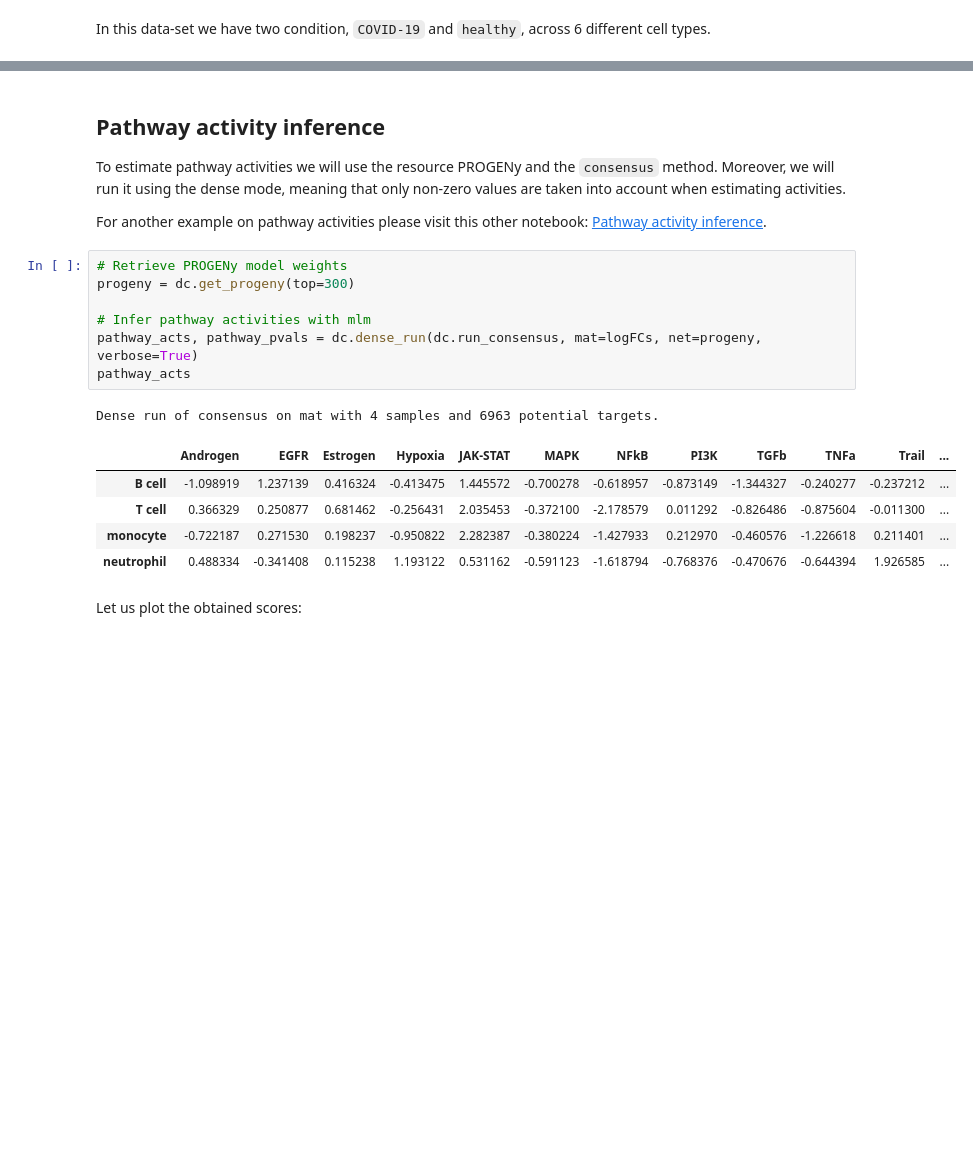
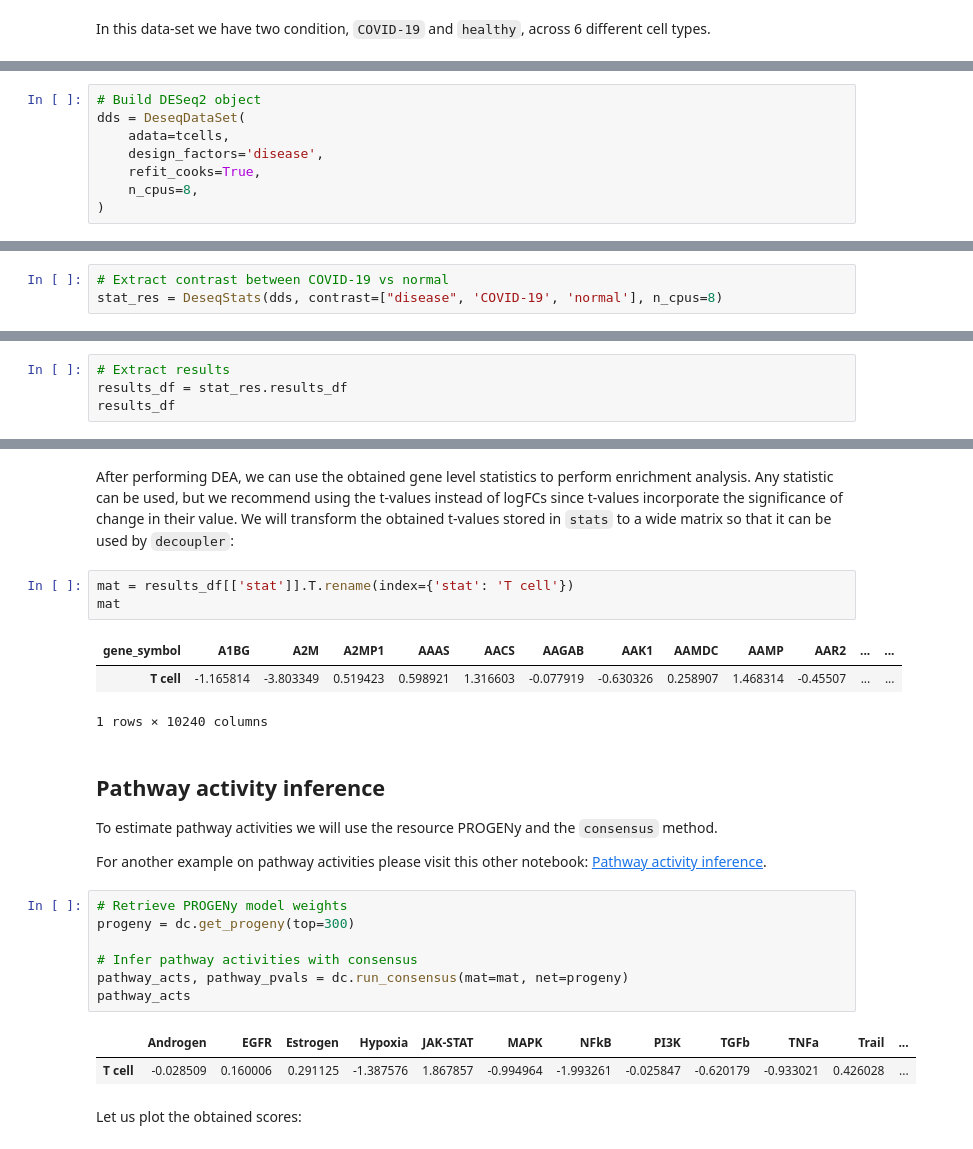
Before and after one commit to saezlab/decoupler-py, a Jupyter notebook: docs/source/notebooks/pseudobulk.ipynb, the cells around one changed output, grey strips where cells are left out. Saved outputs shown, nothing was run; the diff lists cells and outputs as text; blank space fills up the shorter version.

```diff
--- a/docs/source/notebooks/pseudobulk.ipynb
+++ b/docs/source/notebooks/pseudobulk.ipynb
@@ -200,0 +213,8 @@ Unfortunately, after FDR correction none of the genes are significant. Nonethele
+# %%
+# Build DESeq2 object
+dds = DeseqDataSet(
+    adata=tcells,
+    design_factors='disease',
+    refit_cooks=True,
+    n_cpus=8,
+)
@@ -200,0 +241,3 @@ Unfortunately, after FDR correction none of the genes are significant. Nonethele
+# %%
+# Extract contrast between COVID-19 vs normal
+stat_res = DeseqStats(dds, contrast=["disease", 'COVID-19', 'normal'], n_cpus=8)
@@ -200,0 +288,4 @@ Unfortunately, after FDR correction none of the genes are significant. Nonethele
+# %%
+# Extract results
+results_df = stat_res.results_df
+results_df
@@ -201,22 +313,28 @@ Unfortunately, after FDR correction none of the genes are significant. Nonethele
+# %% [markdown]
+After performing DEA, we can use the obtained gene level statistics to perform enrichment analysis. Any statistic can be used,
+but we recommend using the t-values instead of logFCs since t-values incorporate the significance of change in their value.
+We will transform the obtained t-values stored in `stats` to a wide matrix so that it can be used by `decoupler`:
+# %%
+mat = results_df[['stat']].T.rename(index={'stat': 'T cell'})
+mat
+# %% [output]
+| gene_symbol | A1BG | A2M | A2MP1 | AAAS | AACS | AAGAB | AAK1 | AAMDC | AAMP | AAR2 | ... | ... |
+| T cell | -1.165814 | -3.803349 | 0.519423 | 0.598921 | 1.316603 | -0.077919 | -0.630326 | 0.258907 | 1.468314 | -0.45507 | ... | ... |
+1 rows × 10240 columns
 # %% [markdown]
 ## Pathway activity inference
-To estimate pathway activities we will use the resource PROGENy and the `consensus` method. Moreover, we will run it using
-the dense mode, meaning that only non-zero values are taken into account when estimating activities.
+To estimate pathway activities we will use the resource PROGENy and the `consensus` method.
 
 For another example on pathway activities please visit this other notebook: [Pathway activity inference](https://decoupler-py.readthedocs.io/en/latest/notebooks/progeny.html).
 # %%
 # Retrieve PROGENy model weights
 progeny = dc.get_progeny(top=300)
 
-# Infer pathway activities with mlm
-pathway_acts, pathway_pvals = dc.dense_run(dc.run_consensus, mat=logFCs, net=progeny, verbose=True)
+# Infer pathway activities with consensus
+pathway_acts, pathway_pvals = dc.run_consensus(mat=mat, net=progeny)
 pathway_acts
 # %% [output]
-Dense run of consensus on mat with 4 samples and 6963 potential targets.
 |  | Androgen | EGFR | Estrogen | Hypoxia | JAK-STAT | MAPK | NFkB | PI3K | TGFb | TNFa | Trail | ... |
-| B cell | -1.098919 | 1.237139 | 0.416324 | -0.413475 | 1.445572 | -0.700278 | -0.618957 | -0.873149 | -1.344327 | -0.240277 | -0.237212 | ... |
-| T cell | 0.366329 | 0.250877 | 0.681462 | -0.256431 | 2.035453 | -0.372100 | -2.178579 | 0.011292 | -0.826486 | -0.875604 | -0.011300 | ... |
-| monocyte | -0.722187 | 0.271530 | 0.198237 | -0.950822 | 2.282387 | -0.380224 | -1.427933 | 0.212970 | -0.460576 | -1.226618 | 0.211401 | ... |
-| neutrophil | 0.488334 | -0.341408 | 0.115238 | 1.193122 | 0.531162 | -0.591123 | -1.618794 | -0.768376 | -0.470676 | -0.644394 | 1.926585 | ... |
+| T cell | -0.028509 | 0.160006 | 0.291125 | -1.387576 | 1.867857 | -0.994964 | -1.993261 | -0.025847 | -0.620179 | -0.933021 | 0.426028 | ... |
 # %% [markdown]
 Let us plot the obtained scores:
```
Also changed, not shown: parts of 64 cells of this notebook, 2 other files.
